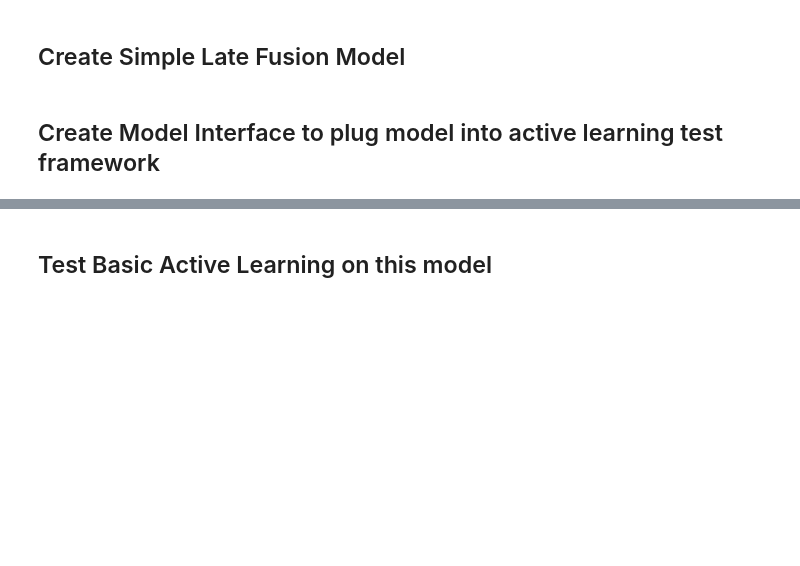
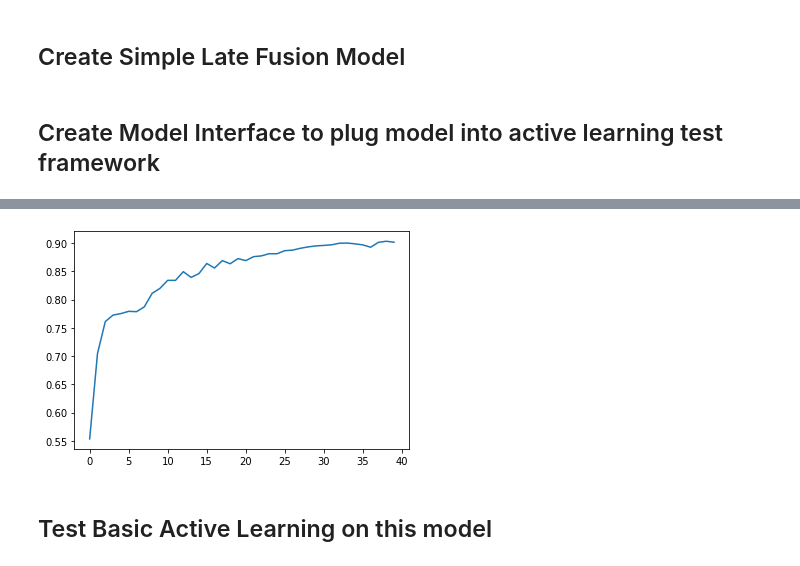
Before and after one commit to AndrewJGaut/Multimodal-Deep-Active-Learning-Framework, a Jupyter notebook: models/multimodal_late_fusion.ipynb, the cells around one changed output, grey strips where cells are left out. Drawn from its saved outputs; the diff is of its cells as text; code cells hidden in the pictures; blank space fills up the shorter version.

Commit message:
made updates to testing framework to fix some buggy issues and have created some new tests which will hopefully provide better and more robust results

```diff
--- a/models/multimodal_late_fusion.ipynb
+++ b/models/multimodal_late_fusion.ipynb
@@ -300,0 +303,13 @@ class MultiModalLateFusionModelInterface(ModelInterface):
+# %%
+# split dataset
+def train_test_split(x, shuffle_indices, train_percentage):
+    # np.random.shuffle(x)
+    x = x[shuffle_indices]
+    print(x.shape)
+    print(x[:int(x.shape[0]*train_percentage)].shape)
+    return x[:int(x.shape[0]*train_percentage)], x[int(x.shape[0]*train_percentage):]
+
+shuffle_indices = np.random.permutation(x_main.shape[0])
+x_main_train, x_main_test = train_test_split(x_main, shuffle_indices, 0.7)
+x_secondary_train, x_secondary_test = train_test_split(x_secondary, shuffle_indices, 0.7)
+y_train, y_test = train_test_split(y, shuffle_indices, 0.7)
@@ -300,0 +323,9 @@ class MultiModalLateFusionModelInterface(ModelInterface):
+# %%
+num_epochs = 40
+model = MultiModalLateFusionModelInterface('NONE')
+performances = list()
+for i in range(num_epochs):
+    print("on epoch {}".format(i))
+    model.train((x_main_train, x_secondary_train), y_train)
+    preds = model.predict((x_main_test, x_secondary_test))
+    performances.append(ACCURACY(preds, y_test))
@@ -301,3 +350,11 @@ class MultiModalLateFusionModelInterface(ModelInterface):
+# %%
+epochs = [i for i in range(num_epochs)]
+
+plt.figure()
+plt.plot(epochs, performances)
+plt.show()
+# %% [output]
+[figure, added]
 # %% [markdown]
 ## Test Basic Active Learning on this model
 # %%
```
Also changed, not shown: parts of 4 cells of this notebook, 59 other files.
